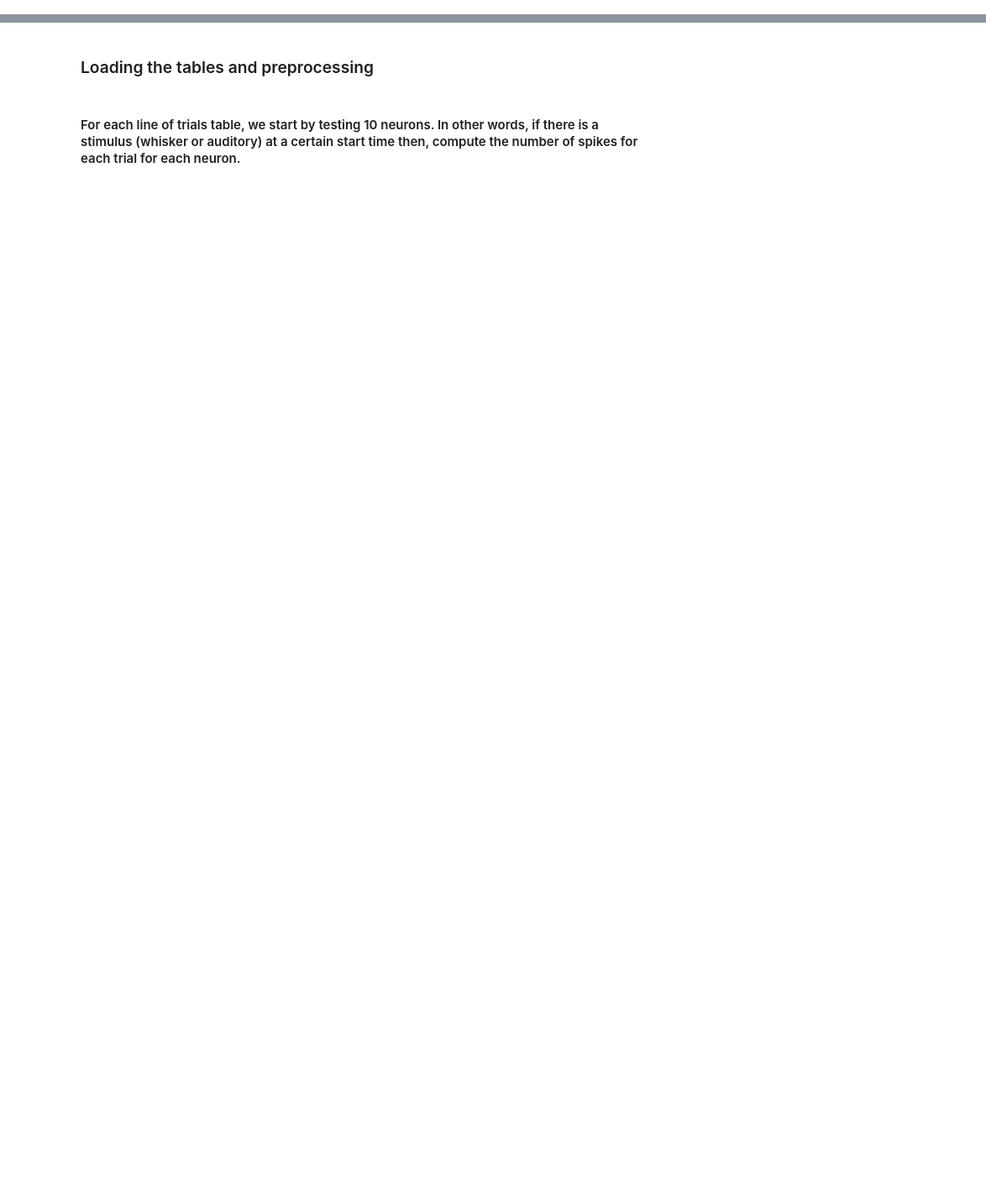
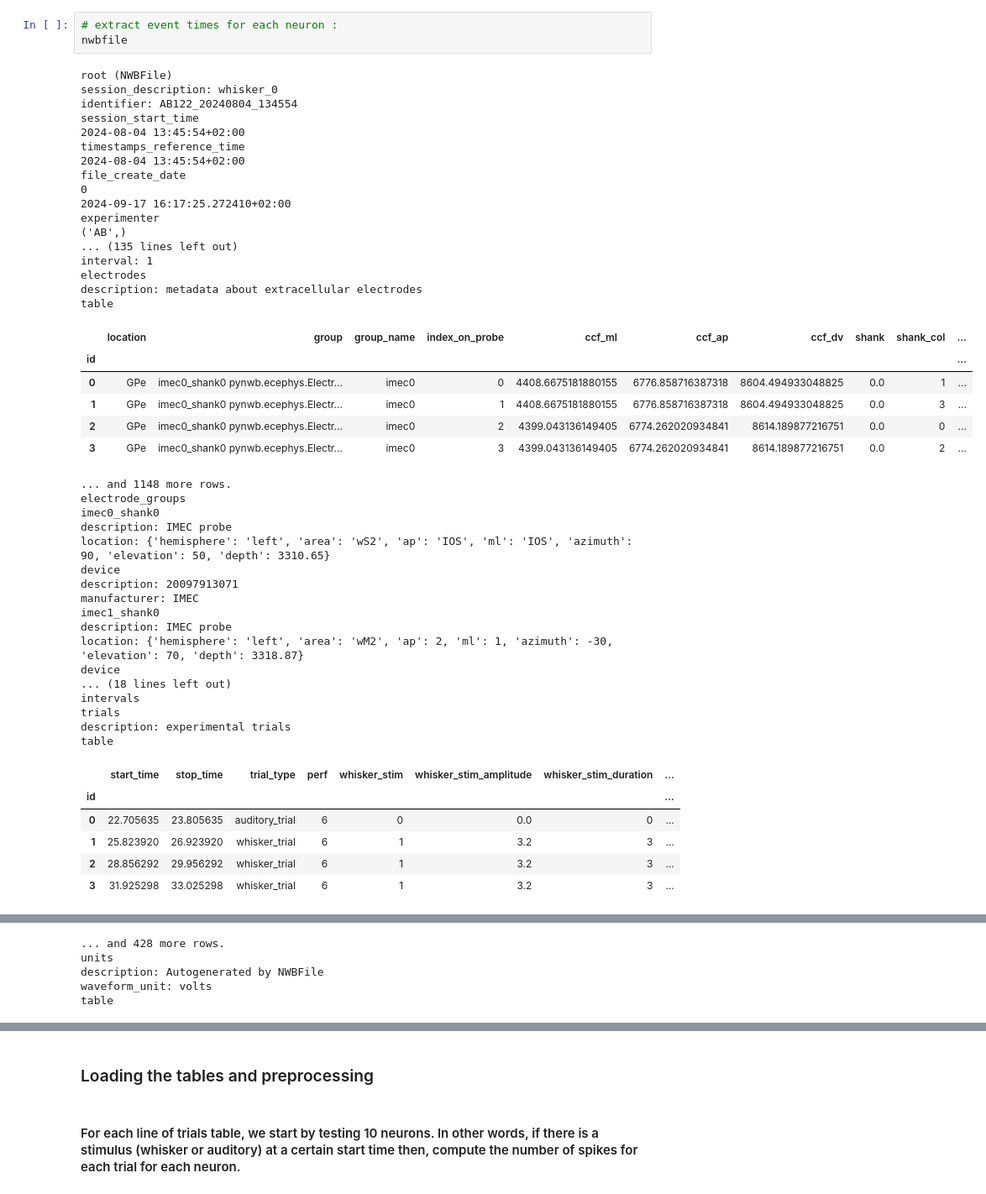
Before and after one commit to shrinidhivelan/Selectivity-Semester-project, a Jupyter notebook: Notebooks/1_Selectivity_dataframe.ipynb, the cells around one changed output, grey strips where cells are left out. Shown at 84% size. Drawn from its saved outputs; the diff is of its cells as text; blank space fills up the shorter version.

```diff
--- a/Notebooks/1_Selectivity_dataframe.ipynb
+++ b/Notebooks/1_Selectivity_dataframe.ipynb
@@ -91,0 +372,50 @@ pd.read_parquet('/Volumes/LaCie/EPFL/Mastersem3/Semester Project Lsens/Data/AB12
+# %%
+# extract event times for each neuron :
+nwbfile
+# %% [output]
+root (NWBFile)
+session_description: whisker_0
+identifier: AB122_20240804_134554
+session_start_time
+2024-08-04 13:45:54+02:00
+timestamps_reference_time
+2024-08-04 13:45:54+02:00
+file_create_date
+0
+2024-09-17 16:17:25.272410+02:00
+experimenter
+('AB',)
+... (135 lines left out)
+interval: 1
+electrodes
+description: metadata about extracellular electrodes
+table
+|  | location | group | group_name | index_on_probe | ccf_ml | ccf_ap | ccf_dv | shank | shank_col | ... |
+| id |  |  |  |  |  |  |  |  |  | ... |
+| 0 | GPe | imec0_shank0 pynwb.ecephys.Electr... | imec0 | 0 | 4408.6675181880155 | 6776.858716387318 | 8604.494933048825 | 0.0 | 1 | ... |
+| 1 | GPe | imec0_shank0 pynwb.ecephys.Electr... | imec0 | 1 | 4408.6675181880155 | 6776.858716387318 | 8604.494933048825 | 0.0 | 3 | ... |
+| 2 | GPe | imec0_shank0 pynwb.ecephys.Electr... | imec0 | 2 | 4399.043136149405 | 6774.262020934841 | 8614.189877216751 | 0.0 | 0 | ... |
+| 3 | GPe | imec0_shank0 pynwb.ecephys.Electr... | imec0 | 3 | 4399.043136149405 | 6774.262020934841 | 8614.189877216751 | 0.0 | 2 | ... |
+... and 1148 more rows.
+electrode_groups
+imec0_shank0
+description: IMEC probe
+location: {'hemisphere': 'left', 'area': 'wS2', 'ap': 'IOS', 'ml': 'IOS', 'azimuth': 90, 'elevation': 50, 'depth': 3310.65}
+device
+description: 20097913071
+manufacturer: IMEC
+imec1_shank0
+description: IMEC probe
+location: {'hemisphere': 'left', 'area': 'wM2', 'ap': 2, 'ml': 1, 'azimuth': -30, 'elevation': 70, 'depth': 3318.87}
+device
+... (18 lines left out)
+intervals
+trials
+description: experimental trials
+table
+|  | start_time | stop_time | trial_type | perf | whisker_stim | whisker_stim_amplitude | whisker_stim_duration | ... |
+| id |  |  |  |  |  |  |  | ... |
+| 0 | 22.705635 | 23.805635 | auditory_trial | 6 | 0 | 0.0 | 0 | ... |
+| 1 | 25.823920 | 26.923920 | whisker_trial | 6 | 1 | 3.2 | 3 | ... |
+| 2 | 28.856292 | 29.956292 | whisker_trial | 6 | 1 | 3.2 | 3 | ... |
+| 3 | 31.925298 | 33.025298 | whisker_trial | 6 | 1 | 3.2 | 3 | ... |
@@ -91,0 +444,5 @@ pd.read_parquet('/Volumes/LaCie/EPFL/Mastersem3/Semester Project Lsens/Data/AB12
+... and 428 more rows.
+units
+description: Autogenerated by NWBFile
+waveform_unit: volts
+table
```
Also changed, not shown: parts of 25 cells of this notebook, 9 other files.
